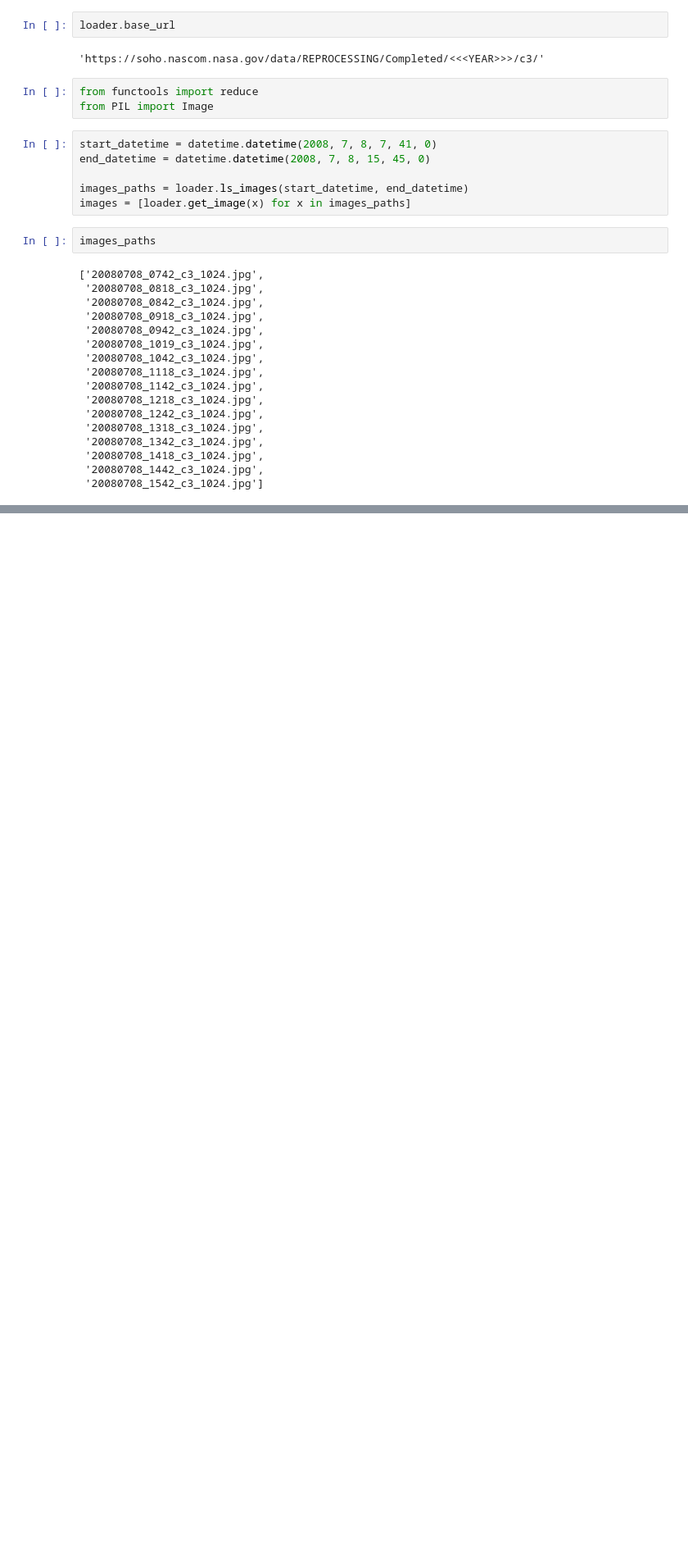
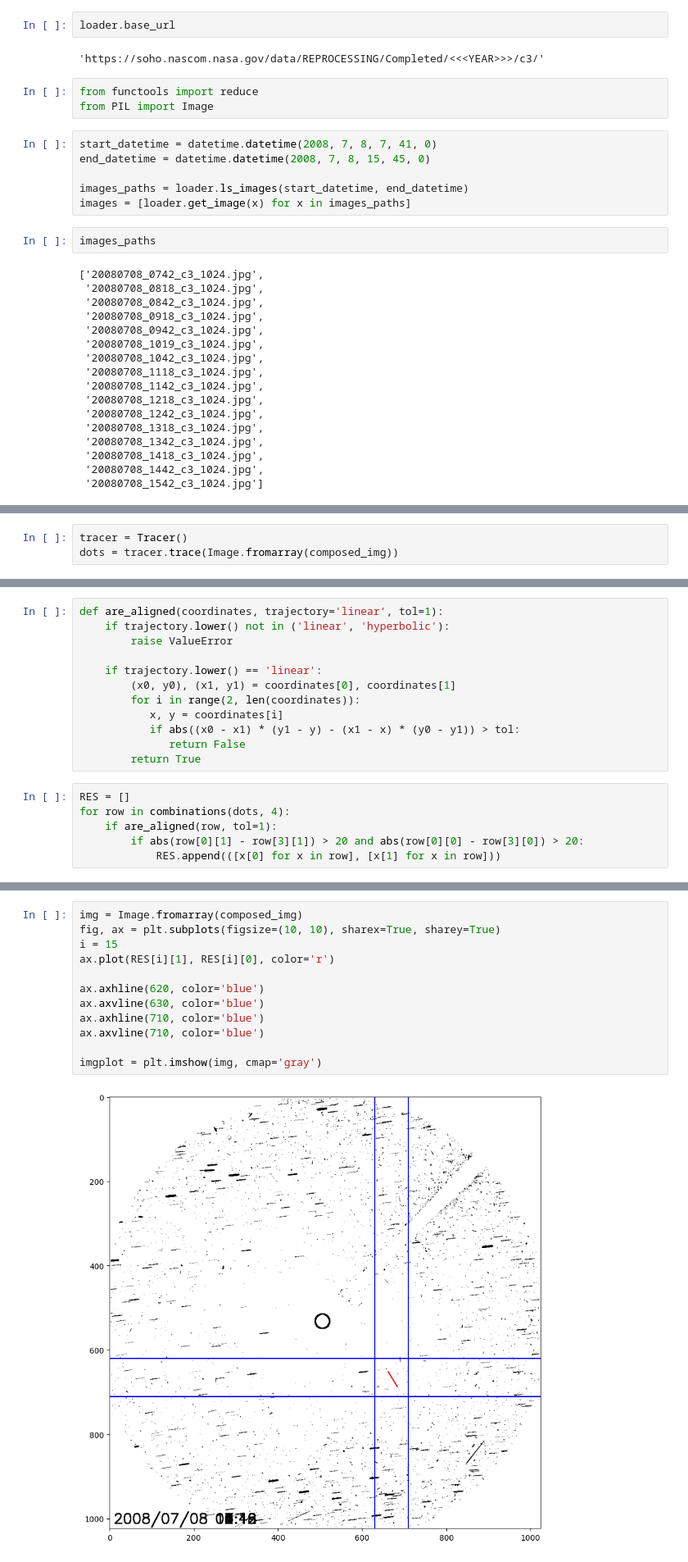
Before and after one commit to artkra/gecko, a Jupyter notebook: poc.ipynb, the cells around one changed output, grey strips where cells are left out. Shown at 82% size. Saved outputs shown, nothing was run; the diff lists cells and outputs as text; blank space fills up the shorter version.

```diff
--- a/poc.ipynb
+++ b/poc.ipynb
@@ -104,0 +128,3 @@ blended_img
+# %%
+tracer = Tracer()
+dots = tracer.trace(Image.fromarray(composed_img))
@@ -104,0 +137,18 @@ blended_img
+# %%
+def are_aligned(coordinates, trajectory='linear', tol=1):
+    if trajectory.lower() not in ('linear', 'hyperbolic'):
+        raise ValueError
+
+    if trajectory.lower() == 'linear':
+        (x0, y0), (x1, y1) = coordinates[0], coordinates[1]
+        for i in range(2, len(coordinates)):
+           x, y = coordinates[i]
+           if abs((x0 - x1) * (y1 - y) - (x1 - x) * (y0 - y1)) > tol:
+              return False
+        return True
+# %%
+RES = []
+for row in combinations(dots, 4):
+    if are_aligned(row, tol=1):
+        if abs(row[0][1] - row[3][1]) > 20 and abs(row[0][0] - row[3][0]) > 20:
+            RES.append(([x[0] for x in row], [x[1] for x in row]))
@@ -104,0 +179,14 @@ blended_img
+# %%
+img = Image.fromarray(composed_img)
+fig, ax = plt.subplots(figsize=(10, 10), sharex=True, sharey=True)
+i = 15
+ax.plot(RES[i][1], RES[i][0], color='r')
+
+ax.axhline(620, color='blue')
+ax.axvline(630, color='blue')
+ax.axhline(710, color='blue')
+ax.axvline(710, color='blue')
+
+imgplot = plt.imshow(img, cmap='gray')
+# %% [output]
+[figure, added]
```
Also changed, not shown: parts of 28 cells of this notebook, 2 other files.
